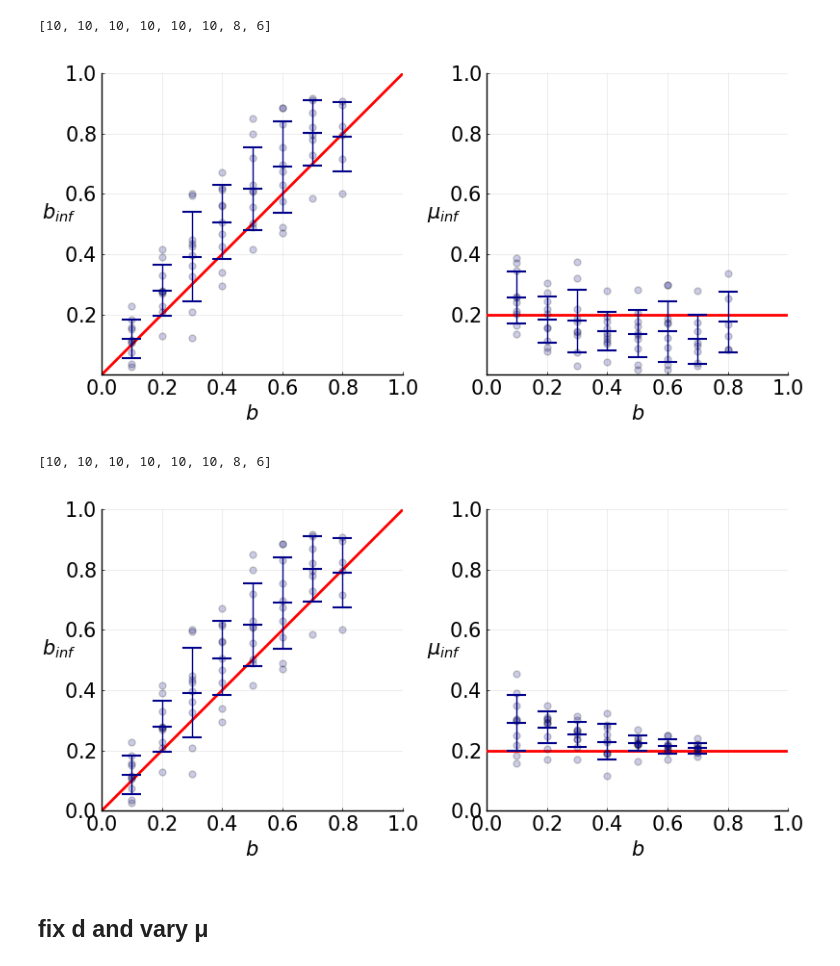
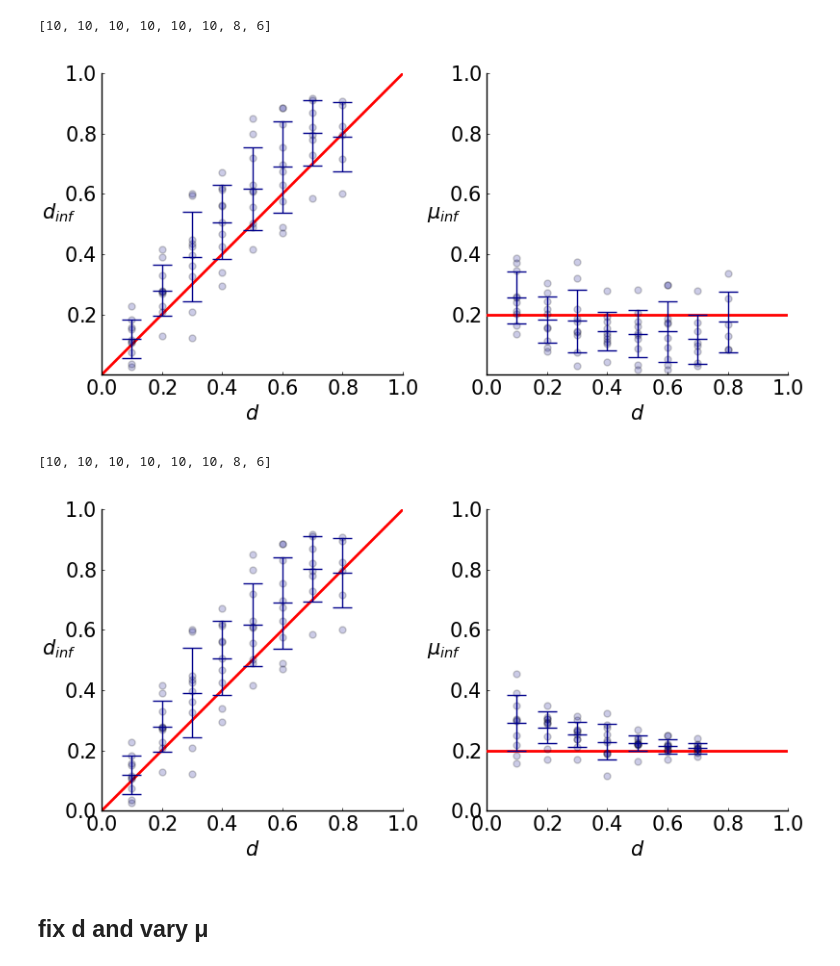
Before and after one commit to aangaji/Turnover, a Jupyter notebook: inference.ipynb, the cells around one changed output. Drawn from its saved outputs; the diff is of its cells as text; code cells hidden in the pictures.

```diff
--- a/inference.ipynb
+++ b/inference.ipynb
@@ -499,16 +499,16 @@ length.(dfits_binned) |> println
 # %%
 let mu = 0.2
     p = plot(layout=(1,2), legend=:none, yguidefontrotation=-90, size=(800,400),
-             aspect_ratio=1, xaxis=(L"b", (0,1), 0:0.2:1), yaxis=((0,1),0.2:0.2:1), guidefontsize=15, tickfont=15)
+             aspect_ratio=1, xaxis=(L"d", (0,1), 0:0.2:1), yaxis=((0,1),0.2:0.2:1), guidefontsize=15, tickfont=15, grid=false)
 
     plot!(p[1], 0:1,0:1, c=:red, lw=2.)
-    scatter!(p[1], ds, dfits, ylab=L"b_{inf}", marker = (5, 0.2, :darkblue))
+    scatter!(p[1], ds, dfits, ylab=L"d_{inf}", marker = (5, 0.2, :darkblue))
     scatter!(p[1], bins, mean.(dfits_binned), yerror = std.(dfits_binned), marker = (:hline, 14, :darkblue), markerstrokecolor=:darkblue)
 
     hline!(p[2], [mu], c=:red, lw=2.)
     scatter!(p[2], ds, mufits, ylab=L"\mu_{inf}", marker = (5, 0.2, :darkblue))
     scatter!(p[2], bins, mean.(mufits_binned), yerror = std.(mufits_binned), marker = (:hline, 14, :darkblue), markerstrokecolor=:darkblue)
 end
 # %% [output]
-[figure, old version]
+[figure, new version]
 # %%
@@ -580,10 +580,10 @@ length.(dfits_binned) |> println
 # %%
 let mu = 0.2
     p = plot(layout=(1,2), legend=:none, yguidefontrotation=-90, size=(800,400),
-             aspect_ratio=1, xaxis=(L"b", (0,1), 0:0.2:1), yaxis=((0,1),0:0.2:1), guidefontsize=15, tickfont=15)
+             aspect_ratio=1, xaxis=(L"d", (0,1), 0:0.2:1), yaxis=((0,1),0:0.2:1), guidefontsize=15, tickfont=15, grid=false)
 
     plot!(p[1], 0:1,0:1, c=:red, lw=2.)
-    scatter!(p[1], ds, dfits, ylab=L"b_{inf}", marker = (5, 0.2, :darkblue))
+    scatter!(p[1], ds, dfits, ylab=L"d_{inf}", marker = (5, 0.2, :darkblue))
     scatter!(p[1], bins, mean.(dfits_binned), yerror = std.(dfits_binned), marker = (:hline, 14, :darkblue), markerstrokecolor=:darkblue)
 
     hline!(p[2], [mu], c=:red, lw=2.)
@@ -591,5 +591,5 @@ let mu = 0.2
     scatter!(p[2], bins, mean.(mufits_binned), yerror = std.(mufits_binned), marker = (:hline, 14, :darkblue), markerstrokecolor=:darkblue)
 end
 # %% [output]
-[figure, old version]
+[figure, new version]
 # %%
```
Also changed, not shown: parts of 41 cells of this notebook, 26 other files.
